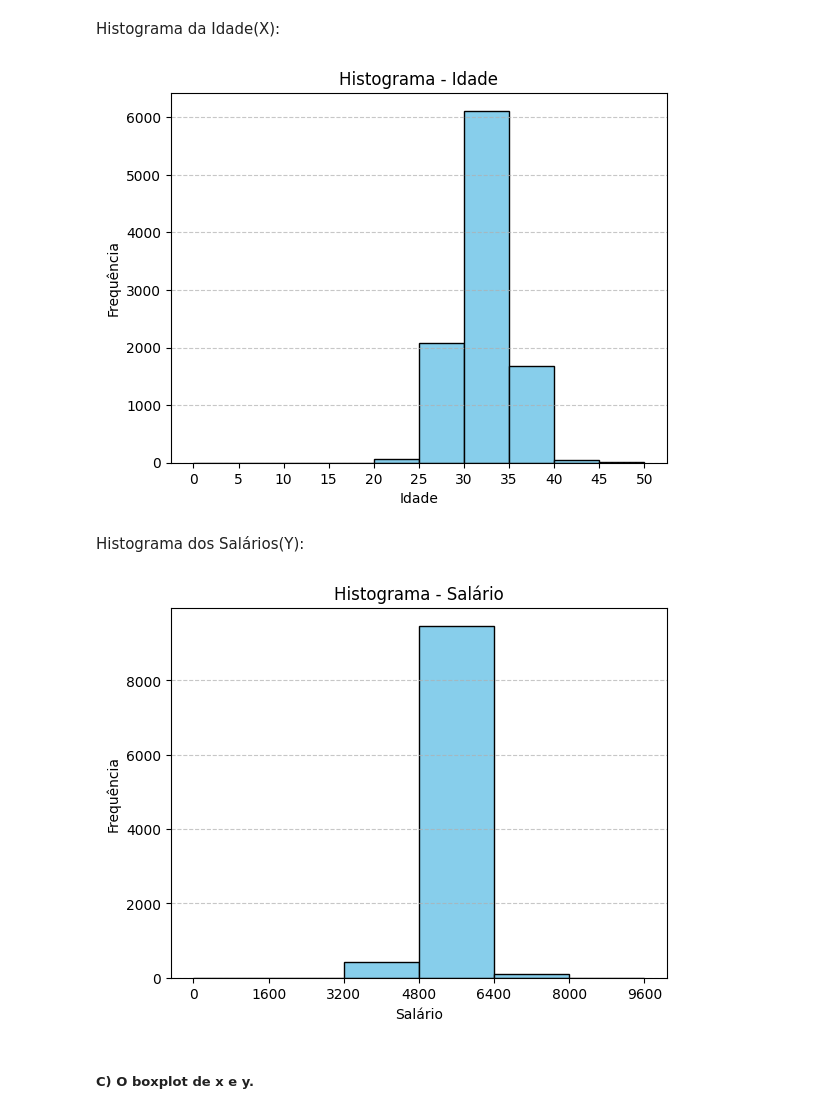
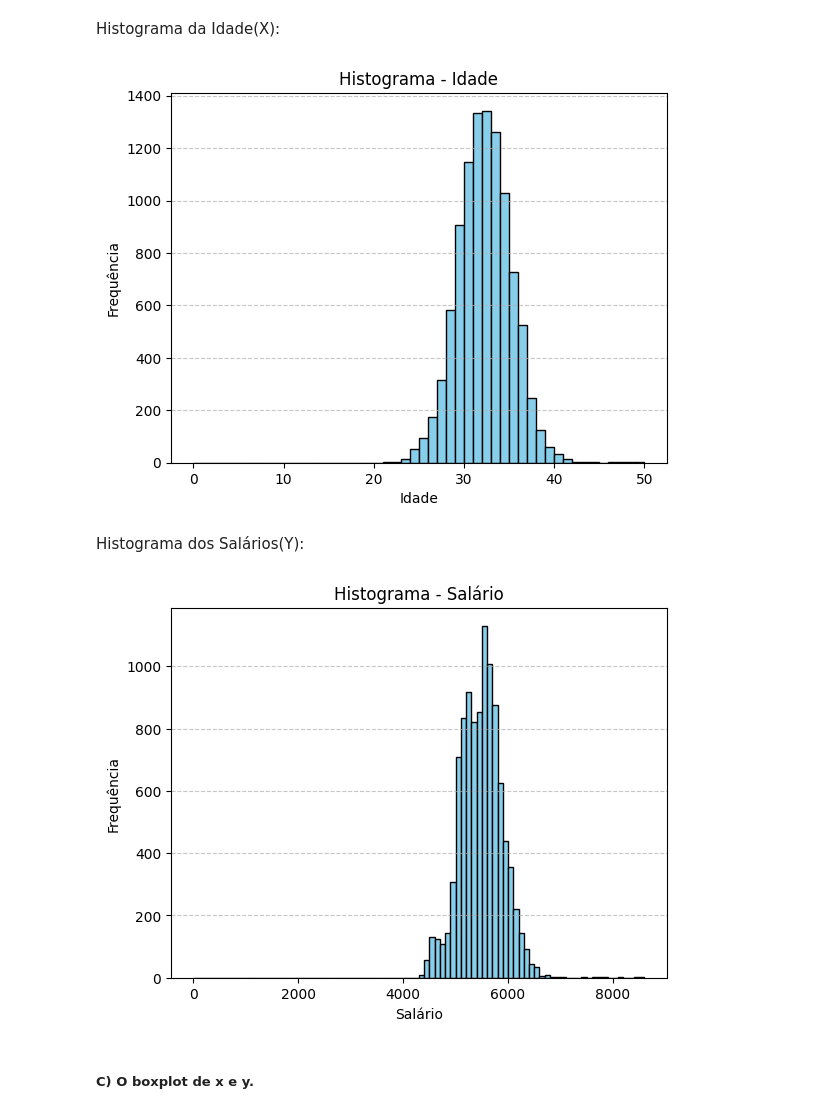
Before and after one commit to wallace0003/projeto_probabilidade_e_estatistica, a Jupyter notebook: src/notebooks/eda.ipynb, the cells around one changed output. Saved outputs shown, nothing was run; the diff lists cells and outputs as text; code cells hidden in the pictures.

```diff
--- a/src/notebooks/eda.ipynb
+++ b/src/notebooks/eda.ipynb
@@ -111,37 +113,29 @@ Mediana dos salários -> 5498.78
 # %% [markdown]
 Histograma da Idade(X):
 # %%
-import numpy as np
-import matplotlib.pyplot as plt
-
-bins = np.arange(0, df["Idade"].max() + 5, 5)  # intervalos de 5 em 5 anos
+bins = np.arange(0, df["Idade"].max() + 1, 1)  # intervalos de 1 em 1 anos
 
 plt.hist(df["Idade"], bins=bins, color='skyblue', edgecolor='black')
 plt.title('Histograma - Idade')
 plt.xlabel('Idade')
 plt.ylabel('Frequência')
-plt.xticks(bins)
 plt.grid(axis='y', linestyle='--', alpha=0.7)
 plt.show()
 # %% [output]
-[figure, old version]
+[figure, new version]
 # %% [markdown]
 Histograma dos Salários(Y):
 # %%
-import numpy as np
-import matplotlib.pyplot as plt
-
-bins = np.arange(0, df["Salario"].max()+ 1600, 1600)
+bins = np.arange(0, df["Salario"].max()+ 100, 100)
 
 plt.hist(df["Salario"], bins=bins, color='skyblue', edgecolor='black')
 plt.title('Histograma - Salário')
 plt.xlabel('Salário')
 plt.ylabel('Frequência')
-plt.xticks(bins)
 plt.grid(axis='y', linestyle='--', alpha=0.7)
 plt.show()
 # %% [output]
-[figure, old version]
+[figure, new version]
 # %% [markdown]
 ##### C) O boxplot de x e y.
 # %% [markdown]
```
Also changed, not shown: parts of 7 cells of this notebook.
